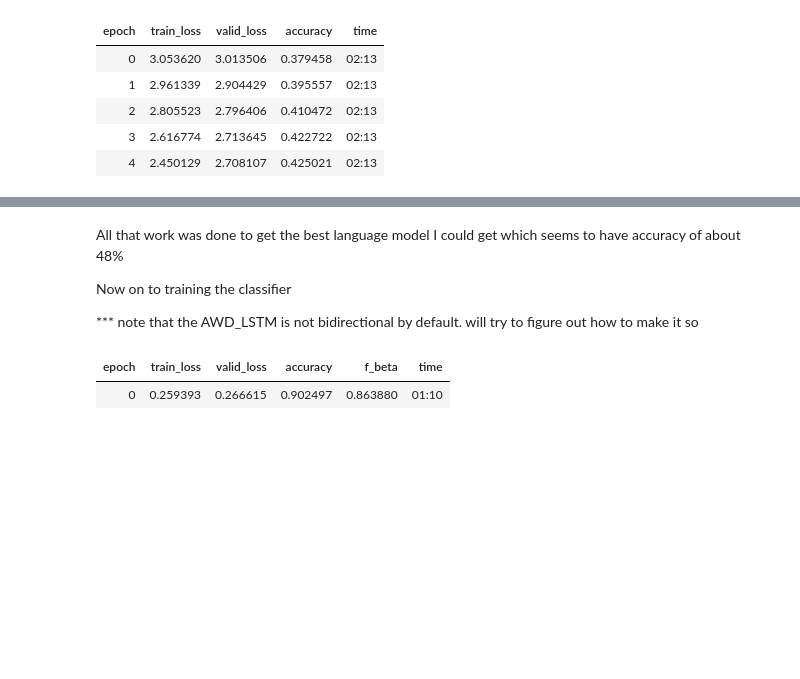
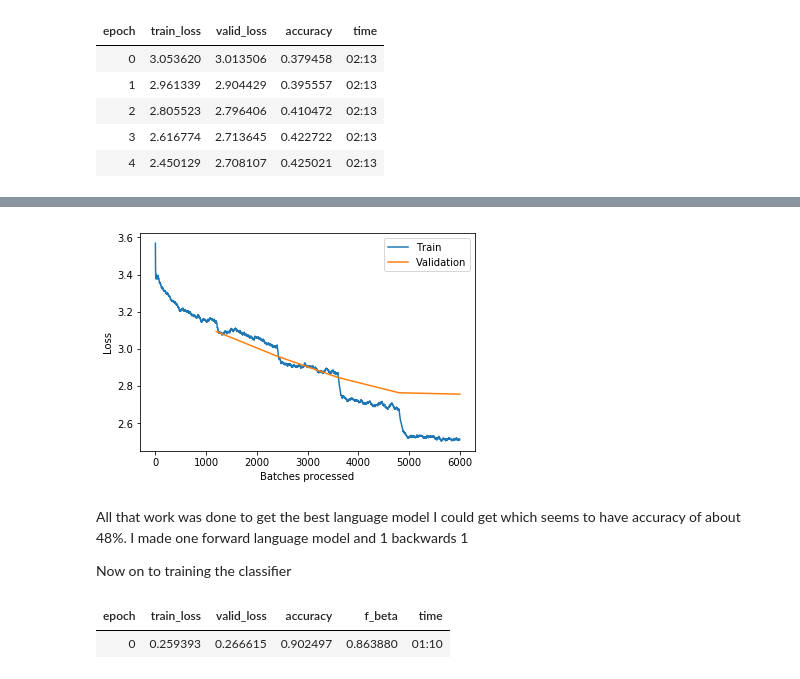
Before and after one commit to Jaskolk/ed-triage, a Jupyter notebook: ED_triage_sentiment_v4.ipynb, the cells around one changed output, grey strips where cells are left out. Saved outputs shown, nothing was run; the diff lists cells and outputs as text; code cells hidden in the pictures; blank space fills up the shorter version.

```diff
--- a/ED_triage_sentiment_v4.ipynb
+++ b/ED_triage_sentiment_v4.ipynb
@@ -71,3 +68,10 @@ data_clas = load_data(path, 'combo_subjnote_2clsdb')
+# %%
+data_lm = load_data(path,'combo_subjnote_lmdb')
+data_clas = load_data(path, 'combo_subjnote_2clsdb')
+
+#adding a line to also do backwards languange model for later ensembling
+data_lm_bwd = load_data(path, 'combo_subjnote_lmdb', backwards=True)
+data_clas_bwd = load_data(path, 'combo_subjnote_2clsdb', backwards=True)
 # %%
 lmlearn = language_model_learner(data_lm, arch = AWD_LSTM, drop_mult=0.3)
 lmlearn.fit_one_cycle(3, 1e-2, moms=(0.8,0.7))
@@ -94,0 +117,6 @@ lmlearn.recorder.plot_losses()
+# %%
+lmlearn2 = language_model_learner(data_lm_bwd, arch = AWD_LSTM, drop_mult=0.3)
+lmlearn2 = lmlearn2.to_fp16(clip = 0.1)
+lmlearn2.fit_one_cycle(3, 1e-2, moms=(0.8,0.7))
+lmlearn2.unfreeze()
+lmlearn2.fit_one_cycle(5, 1e-2, moms=(0.8,0.7))
@@ -94,0 +134,4 @@ lmlearn.recorder.plot_losses()
+# %%
+lmlearn2.recorder.plot_losses()
+# %% [output]
+[figure, added]
@@ -95,10 +140,7 @@ lmlearn.recorder.plot_losses()
 # %% [markdown]
-All that work was done to get the best language model I could get which seems to have
-accuracy of about 48%
+All that work was done to get the best language model I could get which seems to have accuracy of about 48%.  I made one forward language model and 1 backwards 1
 
 Now on to training the classifier
-
-*** note that the AWD_LSTM is not bidirectional by default.  will try to figure out how to make it so
 # %%
 f1 = FBeta(beta=1, average = 'weighted')
 def train_triage_classifier(encoder_name, datac = data_clas, datal = data_lm,
```
Also changed, not shown: parts of 23 cells of this notebook.
